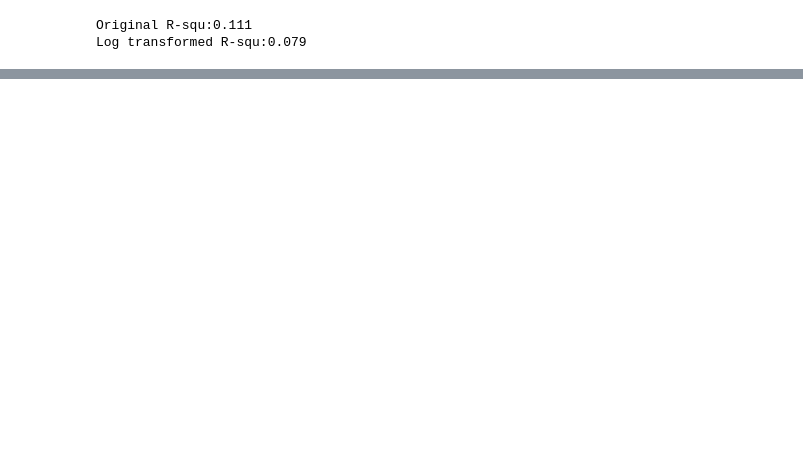
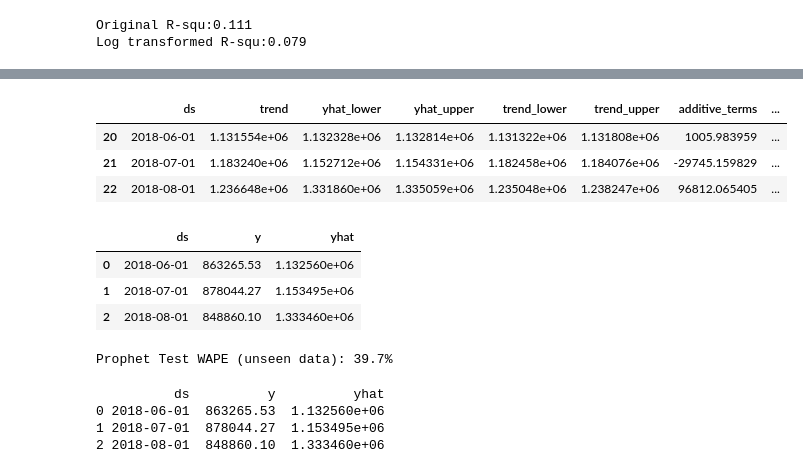
Before and after one commit to SaiShashankG/Olist_Brazilian, a Jupyter notebook: visualization.ipynb, the cells around one changed output, grey strips where cells are left out. Saved outputs shown, nothing was run; the diff lists cells and outputs as text; code cells hidden in the pictures; blank space fills up the shorter version.

```diff
--- a/visualization.ipynb
+++ b/visualization.ipynb
@@ -324,0 +634,7 @@ Log transformed R-squ:0.079
+# %%
+test_forecast.head()
+# %% [output]
+|  | ds | trend | yhat_lower | yhat_upper | trend_lower | trend_upper | additive_terms | ... |
+| 20 | 2018-06-01 | 1.131554e+06 | 1.132328e+06 | 1.132814e+06 | 1.131322e+06 | 1.131808e+06 | 1005.983959 | ... |
+| 21 | 2018-07-01 | 1.183240e+06 | 1.152712e+06 | 1.154331e+06 | 1.182458e+06 | 1.184076e+06 | -29745.159829 | ... |
+| 22 | 2018-08-01 | 1.236648e+06 | 1.331860e+06 | 1.335059e+06 | 1.235048e+06 | 1.238247e+06 | 96812.065405 | ... |
@@ -324,0 +647,19 @@ Log transformed R-squ:0.079
+# %%
+test_eval.head()
+# %% [output]
+|  | ds | y | yhat |
+| 0 | 2018-06-01 | 863265.53 | 1.132560e+06 |
+| 1 | 2018-07-01 | 878044.27 | 1.153495e+06 |
+| 2 | 2018-08-01 | 848860.10 | 1.333460e+06 |
+# %%
+wape_test=abs(test_eval['y']-test_eval['yhat']).sum()*100/test_eval['y'].sum()
+print(f'\nProphet Test WAPE (unseen data): {wape_test:.1f}%')
+# %% [output]
+Prophet Test WAPE (unseen data): 39.7%
+# %%
+print(test_eval[['ds', 'y', 'yhat']])
+# %% [output]
+          ds          y          yhat
+0 2018-06-01  863265.53  1.132560e+06
+1 2018-07-01  878044.27  1.153495e+06
+2 2018-08-01  848860.10  1.333460e+06
```
Also changed, not shown: parts of 61 cells of this notebook, 1 other file.
